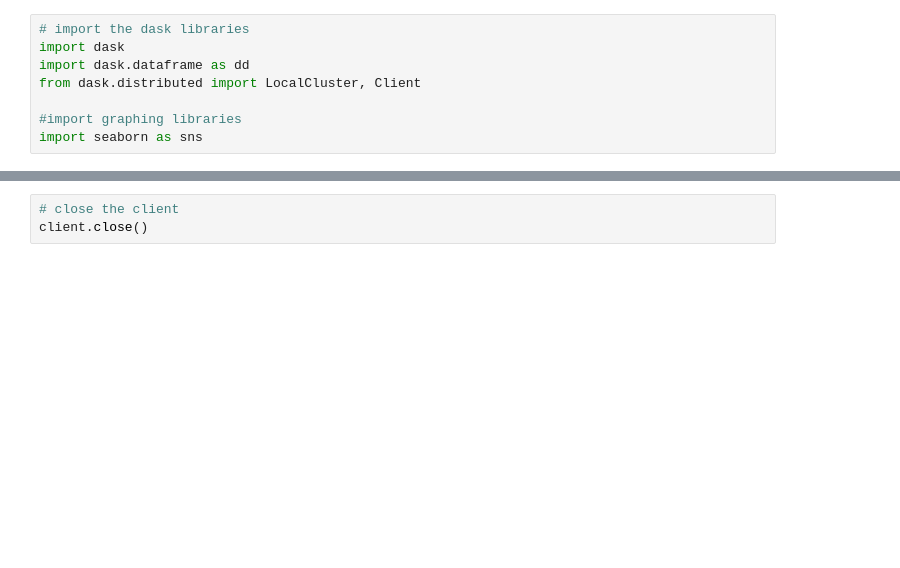
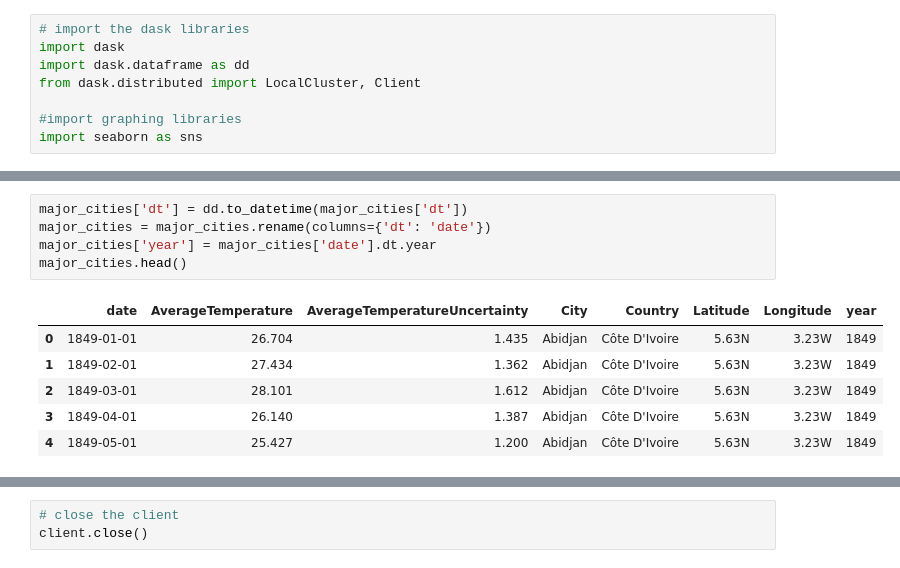
Before and after one commit to nogibjj/global-temperature, a Jupyter notebook: eda.ipynb, the cells around one changed output, grey strips where cells are left out. Saved outputs shown, nothing was run; the diff lists cells and outputs as text; blank space fills up the shorter version.

```diff
--- a/eda.ipynb
+++ b/eda.ipynb
@@ -28,0 +44,12 @@ client()
+# %%
+major_cities['dt'] = dd.to_datetime(major_cities['dt'])
+major_cities = major_cities.rename(columns={'dt': 'date'})
+major_cities['year'] = major_cities['date'].dt.year
+major_cities.head()
+# %% [output]
+|  | date | AverageTemperature | AverageTemperatureUncertainty | City | Country | Latitude | Longitude | year |
+| 0 | 1849-01-01 | 26.704 | 1.435 | Abidjan | Côte D'Ivoire | 5.63N | 3.23W | 1849 |
+| 1 | 1849-02-01 | 27.434 | 1.362 | Abidjan | Côte D'Ivoire | 5.63N | 3.23W | 1849 |
+| 2 | 1849-03-01 | 28.101 | 1.612 | Abidjan | Côte D'Ivoire | 5.63N | 3.23W | 1849 |
+| 3 | 1849-04-01 | 26.140 | 1.387 | Abidjan | Côte D'Ivoire | 5.63N | 3.23W | 1849 |
+| 4 | 1849-05-01 | 25.427 | 1.200 | Abidjan | Côte D'Ivoire | 5.63N | 3.23W | 1849 |
```
Also changed, not shown: parts of 10 cells of this notebook, 5 other files.
